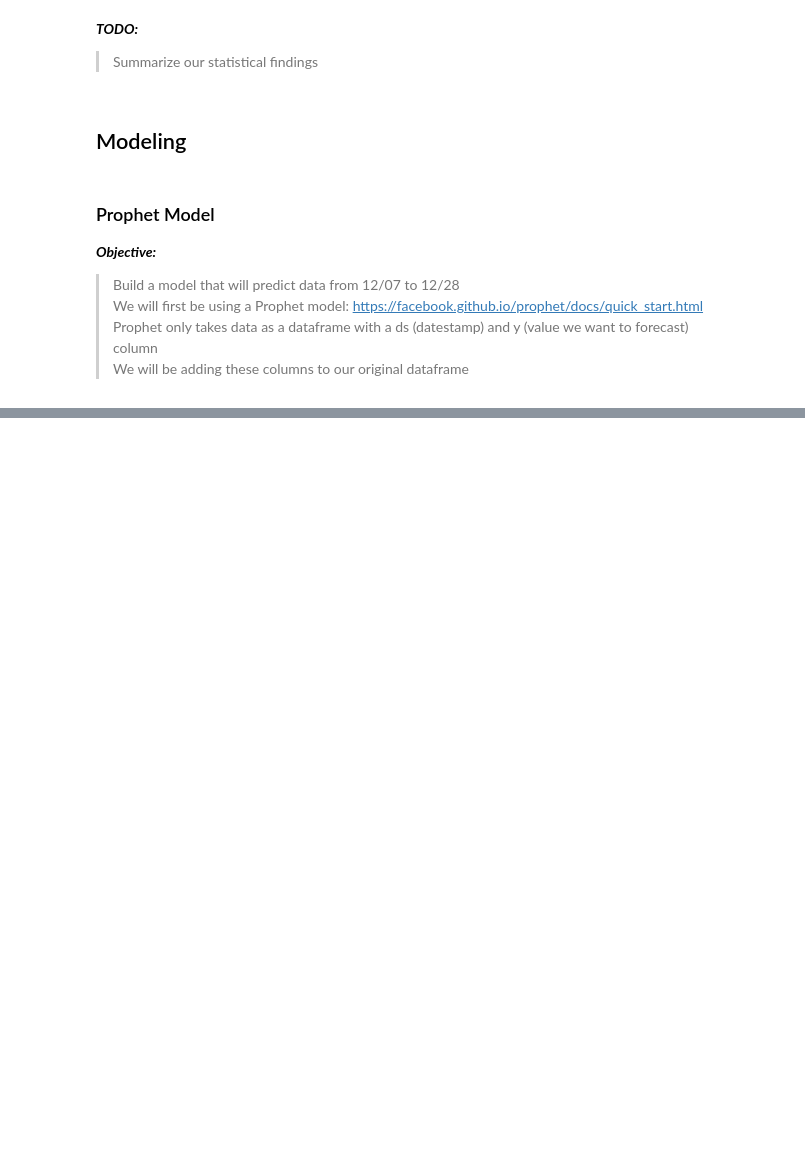
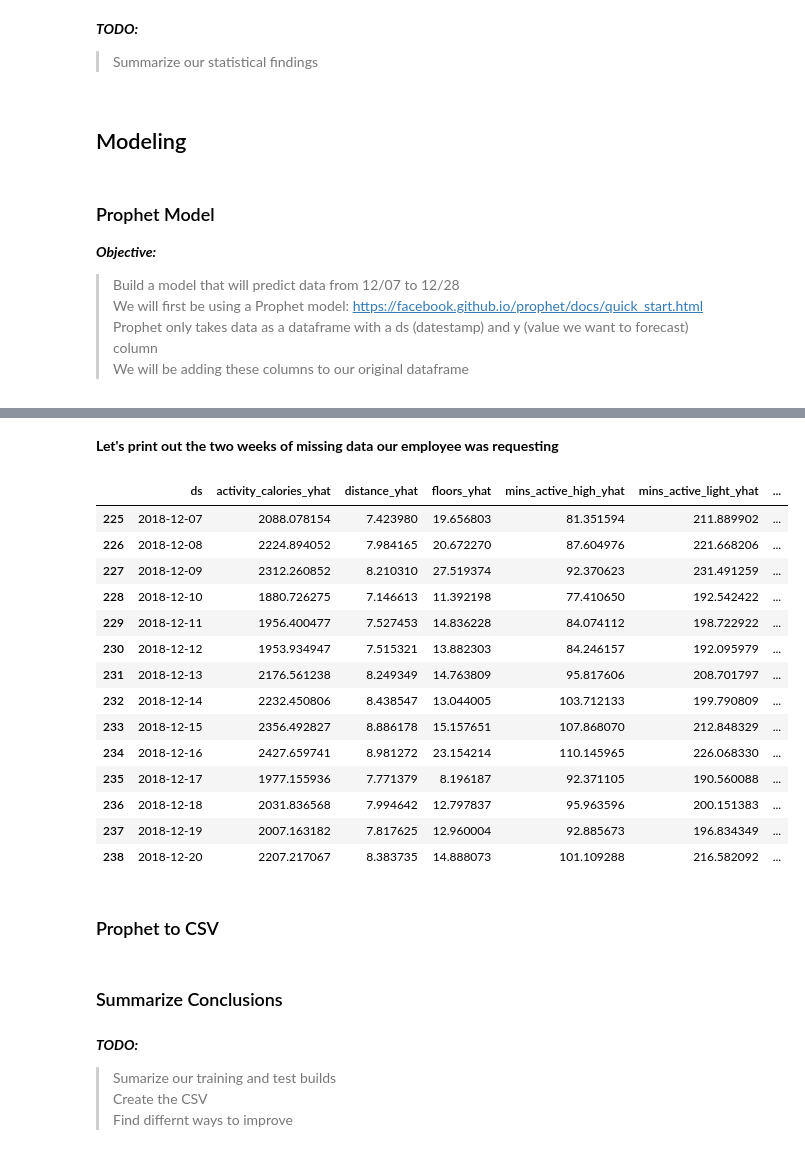
Before and after one commit to time-series-101-eric-norrick/tsa-fitbit, a Jupyter notebook: TimeSeries_Project.ipynb, the cells around one changed output, grey strips where cells are left out. Cells and saved outputs as stored; diff of their text form; code cells hidden in the pictures; blank space fills up the shorter version.

```diff
--- a/TimeSeries_Project.ipynb
+++ b/TimeSeries_Project.ipynb
@@ -549,4 +476,26 @@ proph_df = proph_dfs[0]
 for proph in proph_dfs[1:]:
 
     proph_df = pd.merge(proph_df,proph)
+# %% [markdown]
+**Let's print out the two weeks of missing data our employee was requesting**
+# %%
+proph_df[-22:-8]
+# %% [output]
+|  | ds | activity_calories_yhat | distance_yhat | floors_yhat | mins_active_high_yhat | mins_active_light_yhat | ... |
+| 225 | 2018-12-07 | 2088.078154 | 7.423980 | 19.656803 | 81.351594 | 211.889902 | ... |
+| 226 | 2018-12-08 | 2224.894052 | 7.984165 | 20.672270 | 87.604976 | 221.668206 | ... |
+| 227 | 2018-12-09 | 2312.260852 | 8.210310 | 27.519374 | 92.370623 | 231.491259 | ... |
+| 228 | 2018-12-10 | 1880.726275 | 7.146613 | 11.392198 | 77.410650 | 192.542422 | ... |
+| 229 | 2018-12-11 | 1956.400477 | 7.527453 | 14.836228 | 84.074112 | 198.722922 | ... |
+| 230 | 2018-12-12 | 1953.934947 | 7.515321 | 13.882303 | 84.246157 | 192.095979 | ... |
+| 231 | 2018-12-13 | 2176.561238 | 8.249349 | 14.763809 | 95.817606 | 208.701797 | ... |
+| 232 | 2018-12-14 | 2232.450806 | 8.438547 | 13.044005 | 103.712133 | 199.790809 | ... |
+| 233 | 2018-12-15 | 2356.492827 | 8.886178 | 15.157651 | 107.868070 | 212.848329 | ... |
+| 234 | 2018-12-16 | 2427.659741 | 8.981272 | 23.154214 | 110.145965 | 226.068330 | ... |
+| 235 | 2018-12-17 | 1977.155936 | 7.771379 | 8.196187 | 92.371105 | 190.560088 | ... |
+| 236 | 2018-12-18 | 2031.836568 | 7.994642 | 12.797837 | 95.963596 | 200.151383 | ... |
+| 237 | 2018-12-19 | 2007.163182 | 7.817625 | 12.960004 | 92.885673 | 196.834349 | ... |
+| 238 | 2018-12-20 | 2207.217067 | 8.383735 | 14.888073 | 101.109288 | 216.582092 | ... |
+# %% [markdown]
+### Prophet to CSV
 # %%
@@ -553,0 +503,7 @@ proph_df[-22:-8].to_csv('filename.csv')
+# %% [markdown]
+### Summarize Conclusions
+# %% [markdown]
+**_TODO:_**
+> Sumarize our training and test builds
+> Create the CSV
+> Find differnt ways to improve
```
Also changed, not shown: parts of 32 cells of this notebook.
